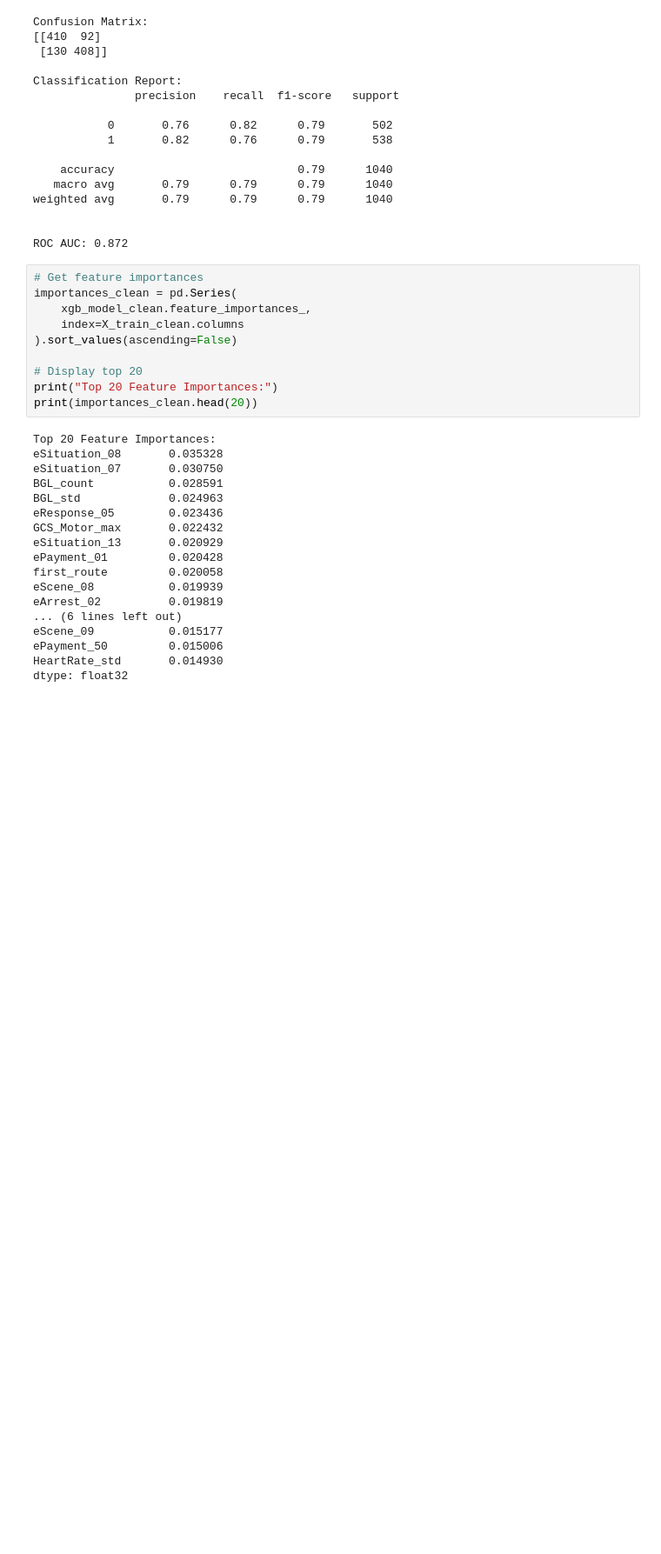
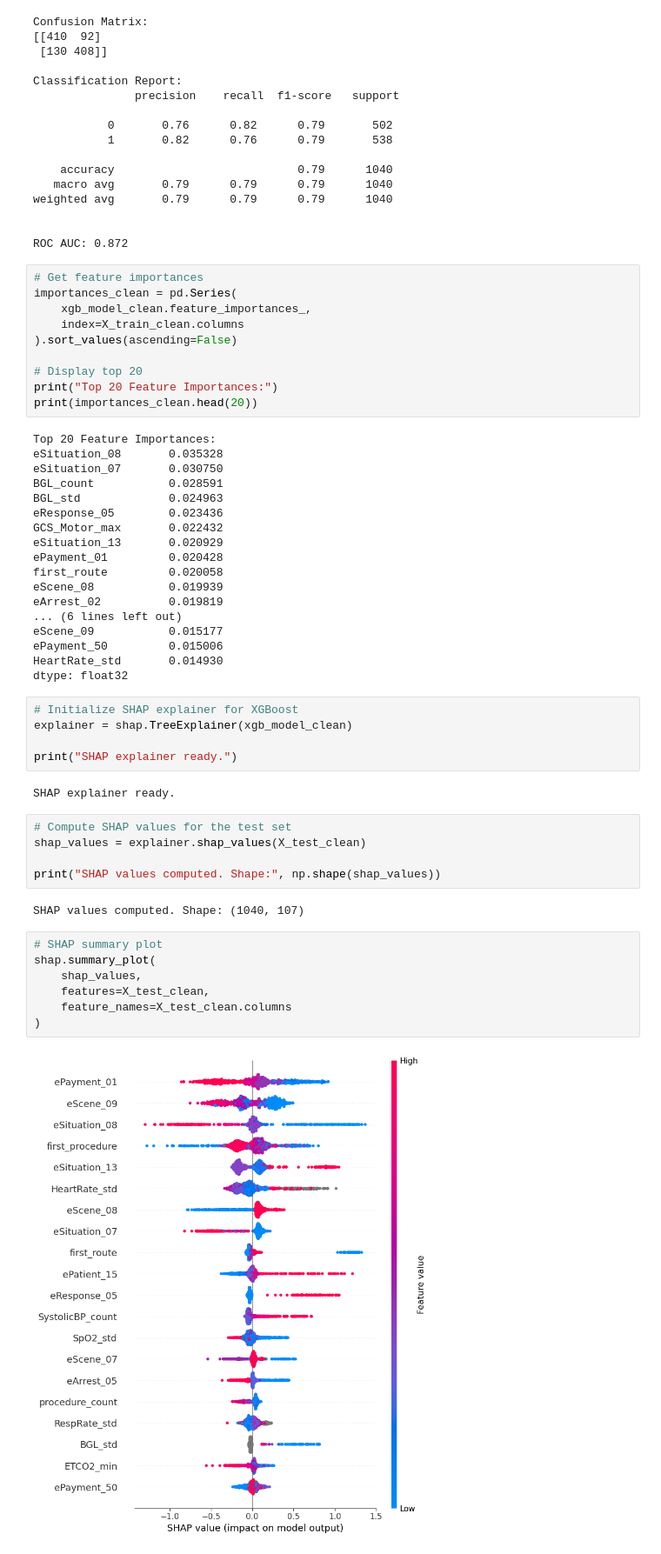
Before and after one commit to n2b8/opiate_use_analysis, a Jupyter notebook: notebooks/02_analysis_modeling.ipynb, the cells around one changed output. Shown at 87% size. Cells and saved outputs as stored; diff of their text form; blank space fills up the shorter version.

```diff
--- a/notebooks/02_analysis_modeling.ipynb
+++ b/notebooks/02_analysis_modeling.ipynb
@@ -580,3 +605,26 @@ eScene_09           0.015177
 ePayment_50         0.015006
 HeartRate_std       0.014930
 dtype: float32
+# %%
+# Initialize SHAP explainer for XGBoost
+explainer = shap.TreeExplainer(xgb_model_clean)
+
+print("SHAP explainer ready.")
+# %% [output]
+SHAP explainer ready.
+# %%
+# Compute SHAP values for the test set
+shap_values = explainer.shap_values(X_test_clean)
+
+print("SHAP values computed. Shape:", np.shape(shap_values))
+# %% [output]
+SHAP values computed. Shape: (1040, 107)
+# %%
+# SHAP summary plot
+shap.summary_plot(
+    shap_values,
+    features=X_test_clean,
+    feature_names=X_test_clean.columns
+)
+# %% [output]
+[figure, added]
```
Also changed, not shown: parts of 30 cells of this notebook, 1 other file.
